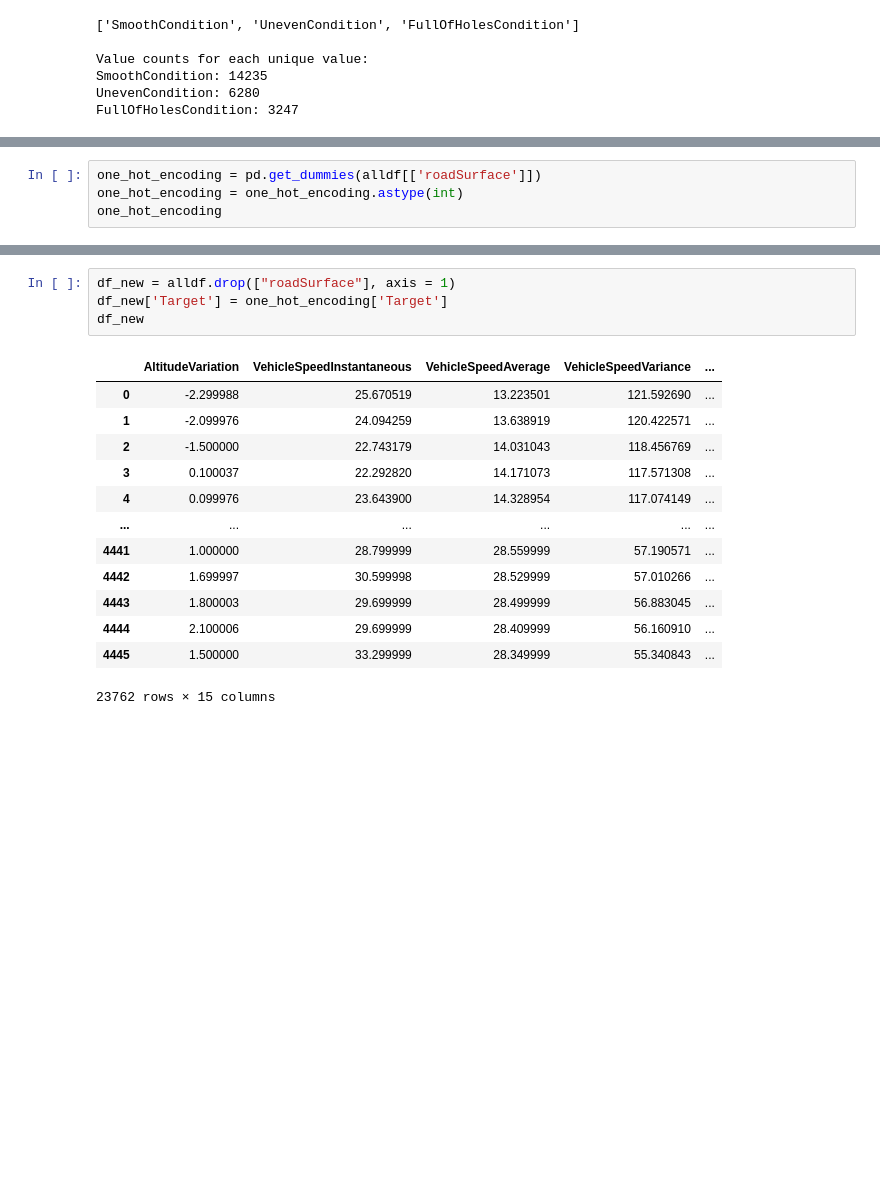
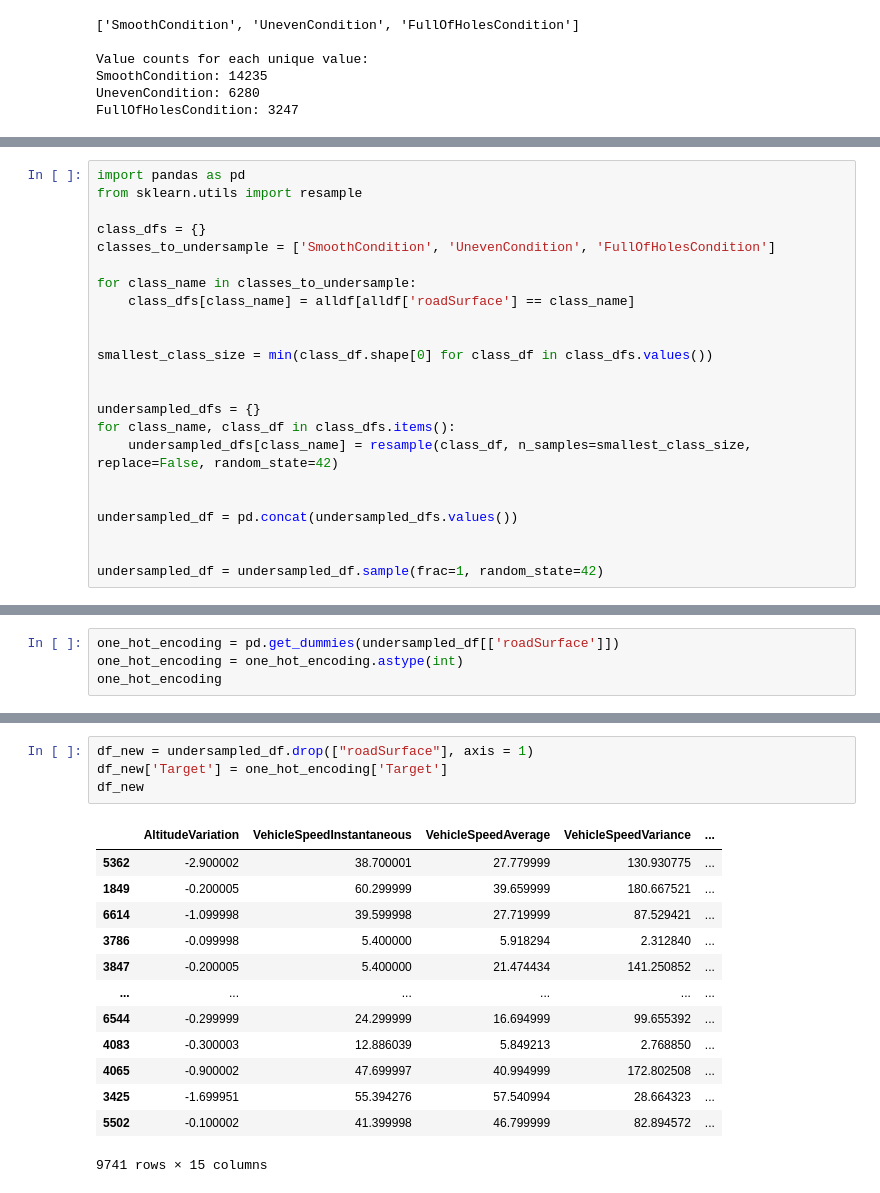
Before and after one commit to benfitzgerald23/ML-Classification-Assignment, a Jupyter notebook: Machine Learning Group Project.ipynb, the cells around one changed output, grey strips where cells are left out. Saved outputs shown, nothing was run; the diff lists cells and outputs as text; blank space fills up the shorter version.

```diff
--- a/Machine Learning Group Project.ipynb
+++ b/Machine Learning Group Project.ipynb
@@ -86,0 +103,23 @@ FullOfHolesCondition: 3247
+# %%
+import pandas as pd
+from sklearn.utils import resample
+
+class_dfs = {}
+classes_to_undersample = ['SmoothCondition', 'UnevenCondition', 'FullOfHolesCondition']
+
+for class_name in classes_to_undersample:
+    class_dfs[class_name] = alldf[alldf['roadSurface'] == class_name]
+
+
+smallest_class_size = min(class_df.shape[0] for class_df in class_dfs.values())
+
+
+undersampled_dfs = {}
+for class_name, class_df in class_dfs.items():
+    undersampled_dfs[class_name] = resample(class_df, n_samples=smallest_class_size, replace=False, random_state=42)
+
+
+undersampled_df = pd.concat(undersampled_dfs.values())
+
+
+undersampled_df = undersampled_df.sample(frac=1, random_state=42)
@@ -87,5 +142,5 @@ FullOfHolesCondition: 3247
 # %%
-one_hot_encoding = pd.get_dummies(alldf[['roadSurface']])
+one_hot_encoding = pd.get_dummies(undersampled_df[['roadSurface']])
 one_hot_encoding = one_hot_encoding.astype(int)
 one_hot_encoding
 # %% [output]
@@ -122,18 +177,18 @@ one_hot_encoding
 # %%
-df_new = alldf.drop(["roadSurface"], axis = 1)
+df_new = undersampled_df.drop(["roadSurface"], axis = 1)
 df_new['Target'] = one_hot_encoding['Target']
 df_new
 # %% [output]
 |  | AltitudeVariation | VehicleSpeedInstantaneous | VehicleSpeedAverage | VehicleSpeedVariance | ... |
-| 0 | -2.299988 | 25.670519 | 13.223501 | 121.592690 | ... |
-| 1 | -2.099976 | 24.094259 | 13.638919 | 120.422571 | ... |
-| 2 | -1.500000 | 22.743179 | 14.031043 | 118.456769 | ... |
-| 3 | 0.100037 | 22.292820 | 14.171073 | 117.571308 | ... |
-| 4 | 0.099976 | 23.643900 | 14.328954 | 117.074149 | ... |
+| 5362 | -2.900002 | 38.700001 | 27.779999 | 130.930775 | ... |
+| 1849 | -0.200005 | 60.299999 | 39.659999 | 180.667521 | ... |
+| 6614 | -1.099998 | 39.599998 | 27.719999 | 87.529421 | ... |
+| 3786 | -0.099998 | 5.400000 | 5.918294 | 2.312840 | ... |
+| 3847 | -0.200005 | 5.400000 | 21.474434 | 141.250852 | ... |
 | ... | ... | ... | ... | ... | ... |
-| 4441 | 1.000000 | 28.799999 | 28.559999 | 57.190571 | ... |
-| 4442 | 1.699997 | 30.599998 | 28.529999 | 57.010266 | ... |
-| 4443 | 1.800003 | 29.699999 | 28.499999 | 56.883045 | ... |
-| 4444 | 2.100006 | 29.699999 | 28.409999 | 56.160910 | ... |
-| 4445 | 1.500000 | 33.299999 | 28.349999 | 55.340843 | ... |
+| 6544 | -0.299999 | 24.299999 | 16.694999 | 99.655392 | ... |
+| 4083 | -0.300003 | 12.886039 | 5.849213 | 2.768850 | ... |
+| 4065 | -0.900002 | 47.699997 | 40.994999 | 172.802508 | ... |
+| 3425 | -1.699951 | 55.394276 | 57.540994 | 28.664323 | ... |
+| 5502 | -0.100002 | 41.399998 | 46.799999 | 82.894572 | ... |
-23762 rows × 15 columns
+9741 rows × 15 columns
```
Also changed, not shown: parts of 4 cells of this notebook.
